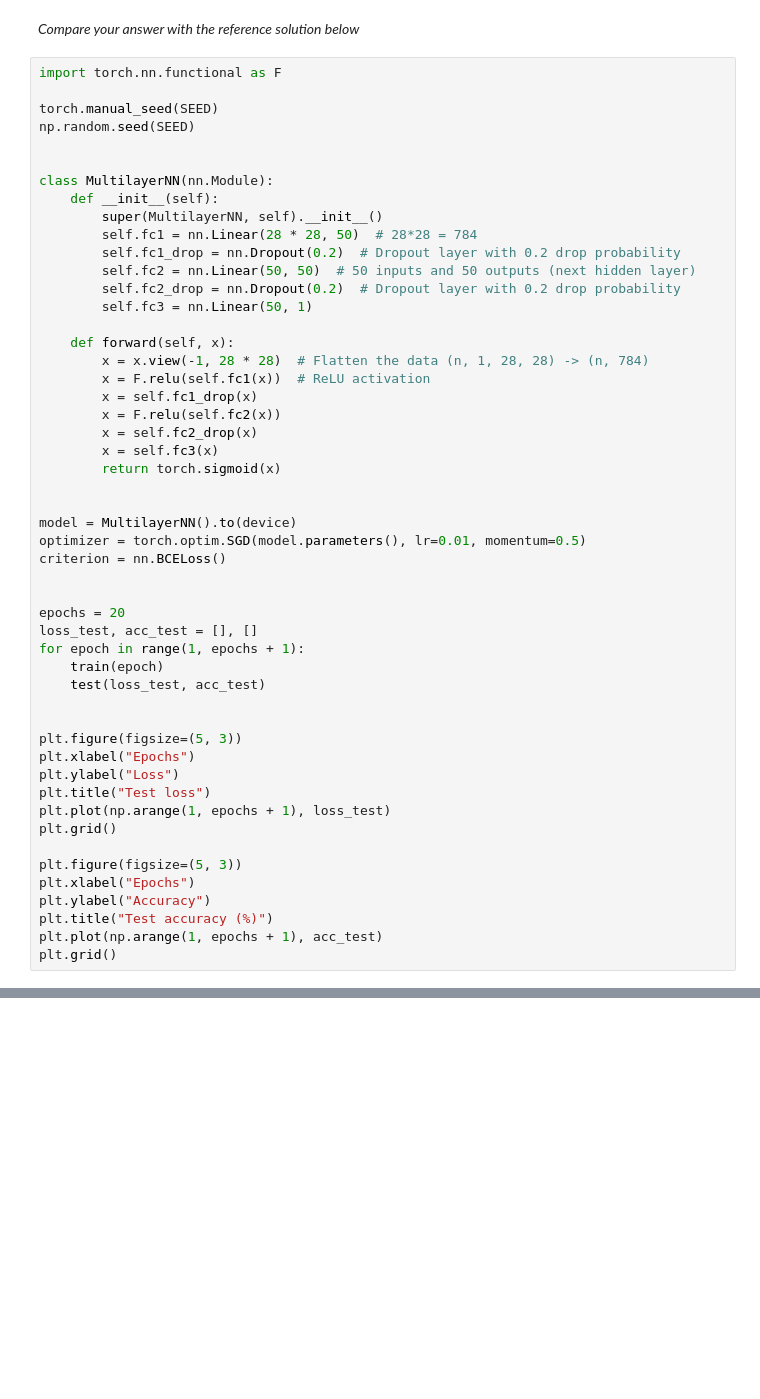
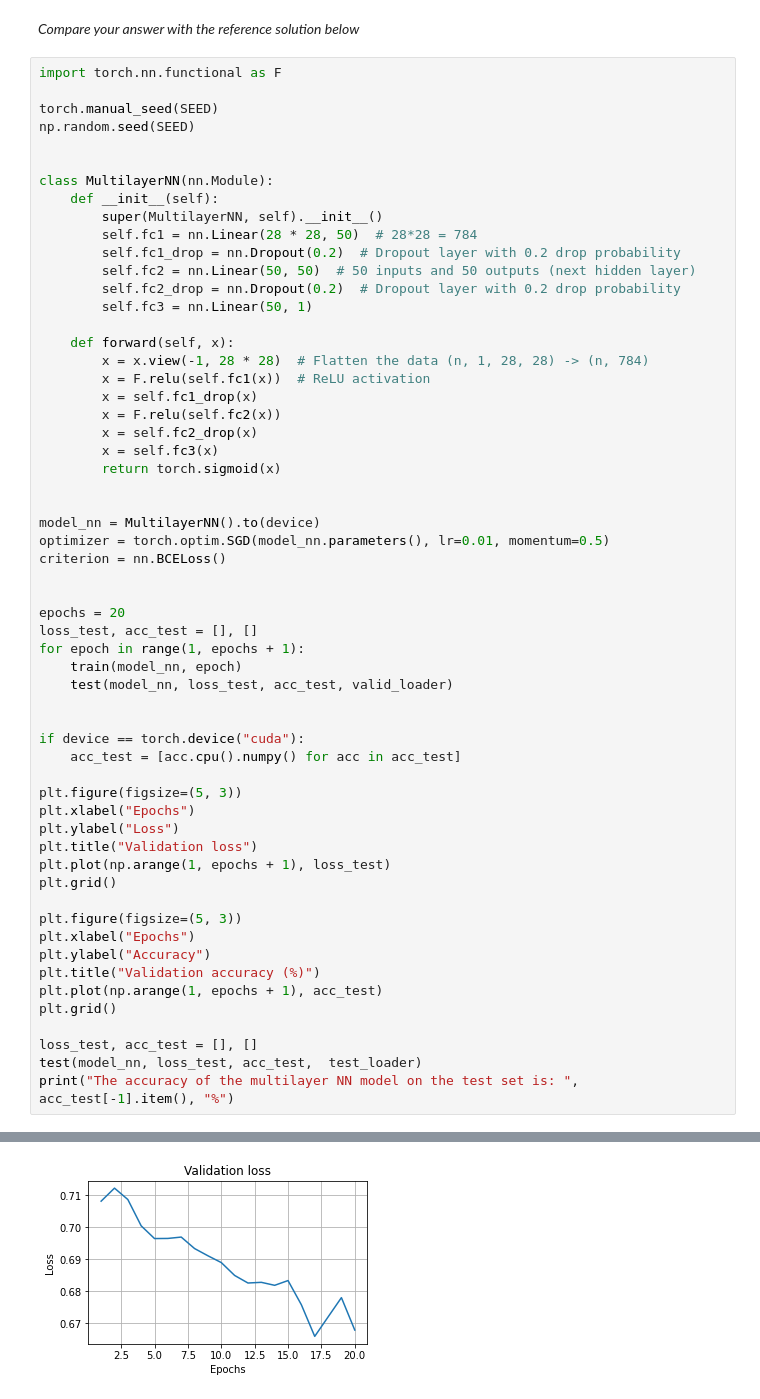
Before and after one commit to pykale/transparentML, a Jupyter notebook: content/10-deep-cnn-rnn/multilayer-nn.ipynb, the cells around one changed output, grey strips where cells are left out. Drawn from its saved outputs; the diff is of its cells as text; blank space fills up the shorter version.

```diff
--- a/content/10-deep-cnn-rnn/multilayer-nn.ipynb
+++ b/content/10-deep-cnn-rnn/multilayer-nn.ipynb
@@ -718,28 +787,36 @@ class MultilayerNN(nn.Module):
         return torch.sigmoid(x)
 
 
-model = MultilayerNN().to(device)
-optimizer = torch.optim.SGD(model.parameters(), lr=0.01, momentum=0.5)
+model_nn = MultilayerNN().to(device)
+optimizer = torch.optim.SGD(model_nn.parameters(), lr=0.01, momentum=0.5)
 criterion = nn.BCELoss()
 
 
 epochs = 20
 loss_test, acc_test = [], []
 for epoch in range(1, epochs + 1):
-    train(epoch)
-    test(loss_test, acc_test)
+    train(model_nn, epoch)
+    test(model_nn, loss_test, acc_test, valid_loader)
 
+
+if device == torch.device("cuda"):
+    acc_test = [acc.cpu().numpy() for acc in acc_test]
 
 plt.figure(figsize=(5, 3))
 plt.xlabel("Epochs")
 plt.ylabel("Loss")
-plt.title("Test loss")
+plt.title("Validation loss")
 plt.plot(np.arange(1, epochs + 1), loss_test)
 plt.grid()
 
 plt.figure(figsize=(5, 3))
 plt.xlabel("Epochs")
 plt.ylabel("Accuracy")
-plt.title("Test accuracy (%)")
+plt.title("Validation accuracy (%)")
 plt.plot(np.arange(1, epochs + 1), acc_test)
 plt.grid()
+
+loss_test, acc_test = [], []
+test(model_nn, loss_test, acc_test,  test_loader)
+print("The accuracy of the multilayer NN model on the test set is: ", acc_test[-1].item(), "%")
+# %% [output]
@@ -745,0 +840 @@ plt.grid()
+[figure, added]
```
Also changed, not shown: parts of 9 cells of this notebook.
